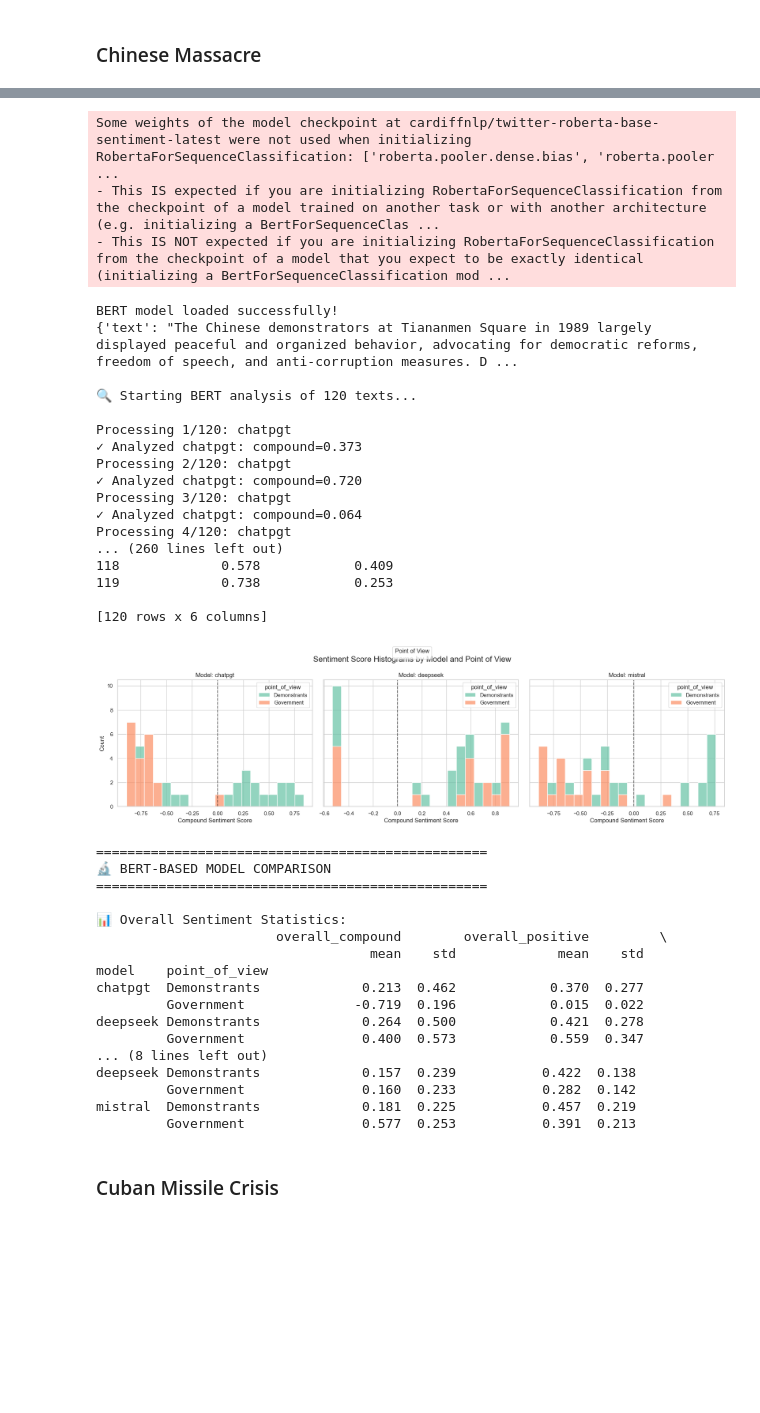
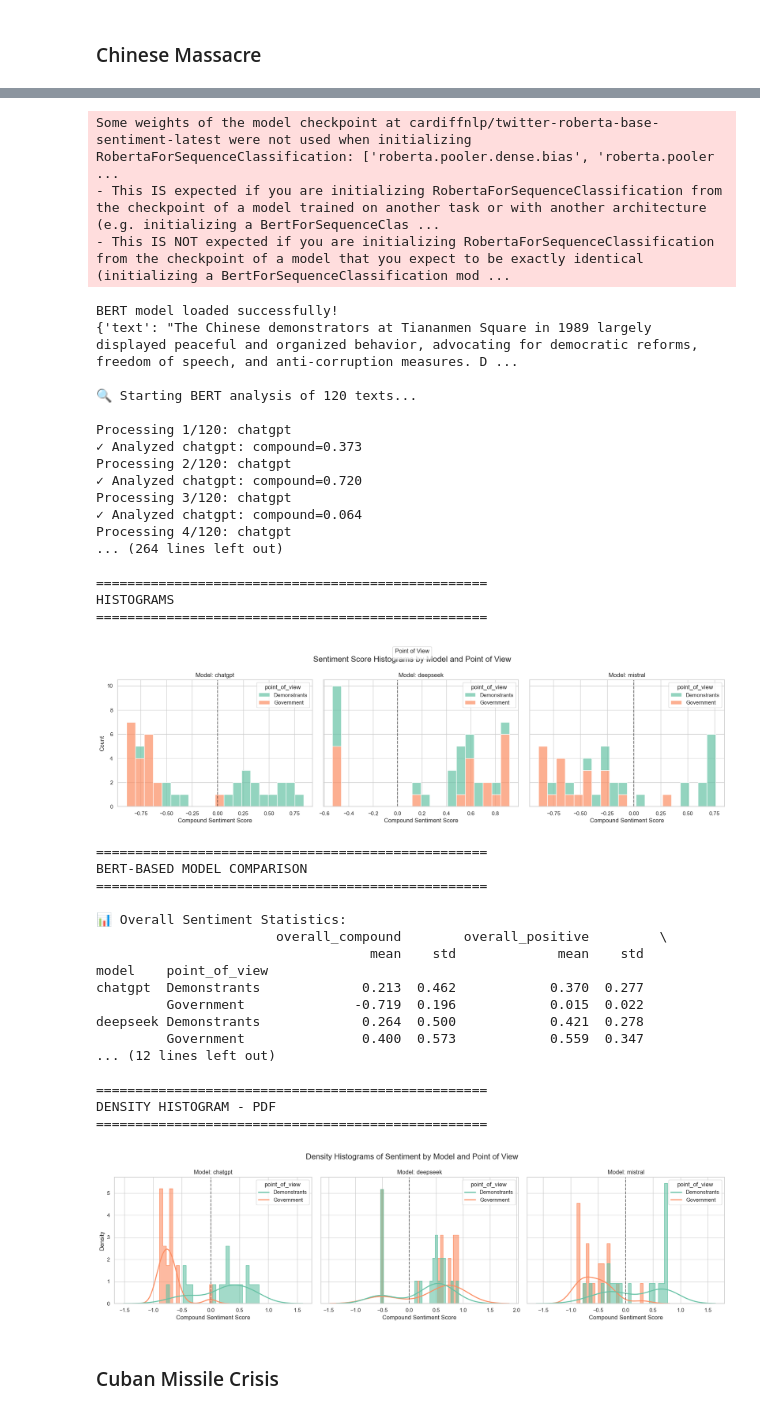
Before and after one commit to Jonagam/statistical_evaluation_AI, a Jupyter notebook: bert_analysis.ipynb, the cells around one changed output, grey strips where cells are left out. Cells and saved outputs as stored; diff of their text form; code cells hidden in the pictures; blank space fills up the shorter version.

Commit message:
density histogram

```diff
--- a/bert_analysis.ipynb
+++ b/bert_analysis.ipynb
@@ -423,6 +487,8 @@ def example_usage():
     # Compare models
     screener.compare_models_overall()
 
+    screener.plot_distribution()
+
 
     # Analyze entity-specific sentiment
     #screener.analyze_entity_sentiment()
@@ -431,51 +497,52 @@ def example_usage():
     #screener.flag_potential_bias()
 
     # Create visualizations
     #screener.plot_sentiment_distribution()
 
 
 if __name__ == "__main__":
     example_usage()
 # %% [output]
 Loading BERT model: cardiffnlp/twitter-roberta-base-sentiment-latest
 Some weights of the model checkpoint at cardiffnlp/twitter-roberta-base-sentiment-latest were not used when initializing RobertaForSequenceClassification: ['roberta.pooler.dense.bias', 'roberta.pooler ...
 - This IS expected if you are initializing RobertaForSequenceClassification from the checkpoint of a model trained on another task or with another architecture (e.g. initializing a BertForSequenceClas ...
 - This IS NOT expected if you are initializing RobertaForSequenceClassification from the checkpoint of a model that you expect to be exactly identical (initializing a BertForSequenceClassification mod ...
 BERT model loaded successfully!
 {'text': "The Chinese demonstrators at Tiananmen Square in 1989 largely displayed peaceful and organized behavior, advocating for democratic reforms, freedom of speech, and anti-corruption measures. D ...
 
 🔍 Starting BERT analysis of 120 texts...
 
-Processing 1/120: chatpgt
-✓ Analyzed chatpgt: compound=0.373
-Processing 2/120: chatpgt
-✓ Analyzed chatpgt: compound=0.720
-Processing 3/120: chatpgt
-✓ Analyzed chatpgt: compound=0.064
-Processing 4/120: chatpgt
-... (260 lines left out)
-118             0.578            0.409
-119             0.738            0.253
+Processing 1/120: chatgpt
+✓ Analyzed chatgpt: compound=0.373
+Processing 2/120: chatgpt
+✓ Analyzed chatgpt: compound=0.720
+Processing 3/120: chatgpt
+✓ Analyzed chatgpt: compound=0.064
+Processing 4/120: chatgpt
+... (264 lines left out)
 
-[120 rows x 6 columns]
+==================================================
+HISTOGRAMS
+==================================================
 [figure]
 ==================================================
-🔬 BERT-BASED MODEL COMPARISON
+BERT-BASED MODEL COMPARISON
 ==================================================
 
 📊 Overall Sentiment Statistics:
                        overall_compound        overall_positive         \
                                    mean    std             mean    std
 model    point_of_view
-chatpgt  Demonstrants             0.213  0.462            0.370  0.277
+chatgpt  Demonstrants             0.213  0.462            0.370  0.277
          Government              -0.719  0.196            0.015  0.022
 deepseek Demonstrants             0.264  0.500            0.421  0.278
          Government               0.400  0.573            0.559  0.347
-... (8 lines left out)
-deepseek Demonstrants             0.157  0.239           0.422  0.138
-         Government               0.160  0.233           0.282  0.142
-mistral  Demonstrants             0.181  0.225           0.457  0.219
-         Government               0.577  0.253           0.391  0.213
+... (12 lines left out)
+
+==================================================
+DENSITY HISTOGRAM - PDF
+==================================================
+[figure, added]
 # %% [markdown]
 ### Cuban Missile Crisis
 # %%
```
Also changed, not shown: parts of 3 cells of this notebook.
